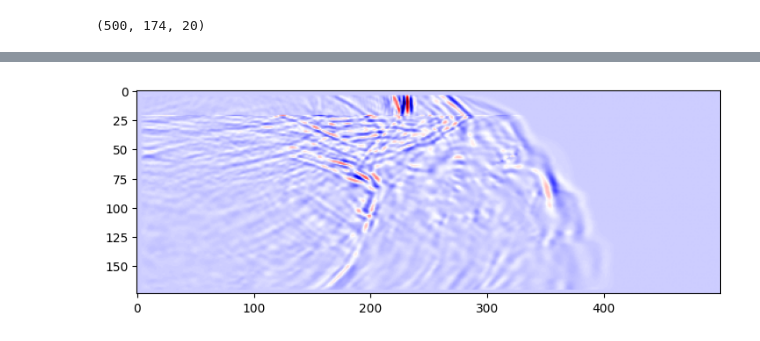
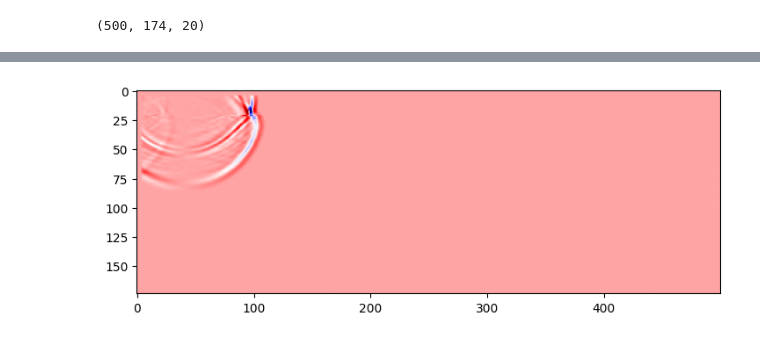
Before and after one commit to x-repos/JuliWave.jl, a Jupyter notebook: examples/marmousi_elastic_forward.ipynb, the cells around one changed output, grey strips where cells are left out. Saved outputs shown, nothing was run; the diff lists cells and outputs as text; code cells hidden in the pictures.

```diff
--- a/examples/marmousi_elastic_forward.ipynb
+++ b/examples/marmousi_elastic_forward.ipynb
@@ -154,6 +162,6 @@ size(snaps_vx)
 # %%
 figure(figsize=(12, 3))
-imshow(snaps_vx[:, :, 10]', cmap="seismic")
+imshow(snaps_vx[:, :, 4]', cmap="seismic")
 gcf()
 # %% [output]
-[figure, old version]
+[figure, new version]
```
Also changed, not shown: parts of 4 cells of this notebook, 45 other files.
